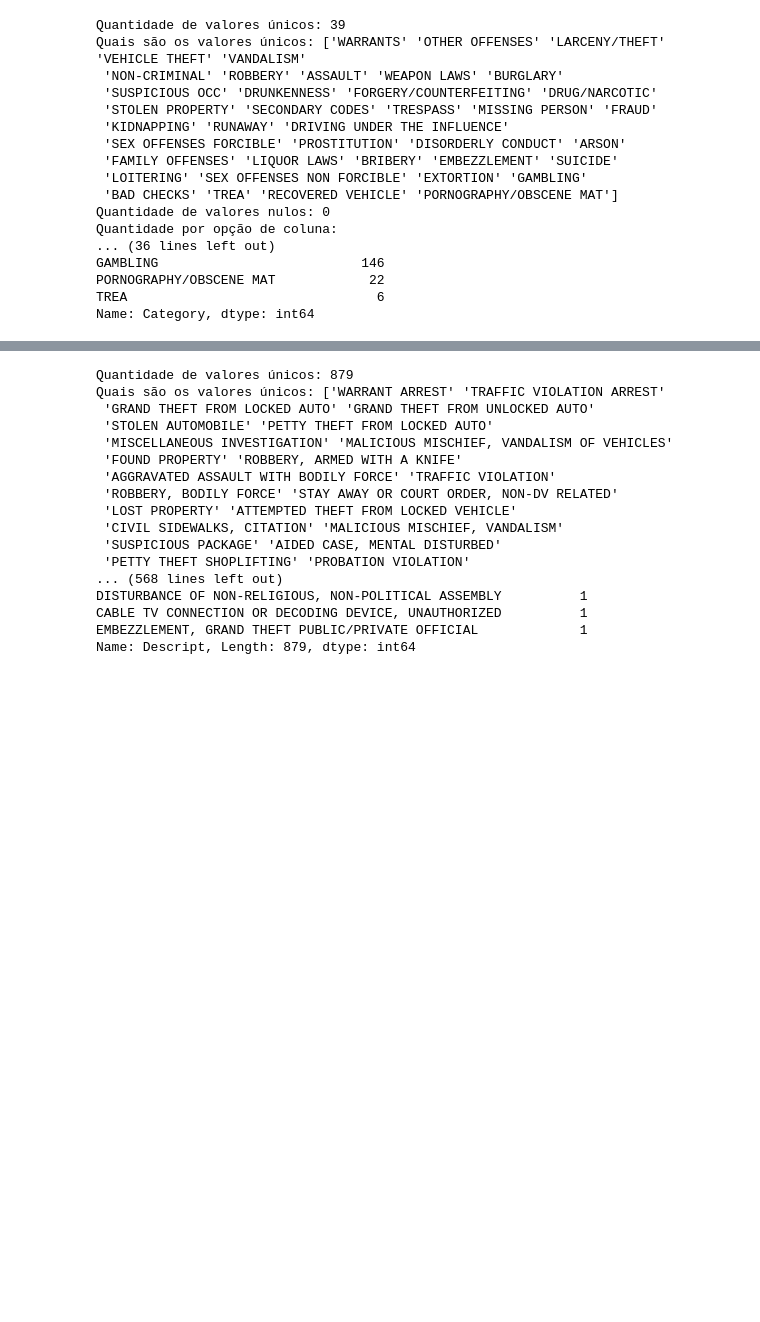
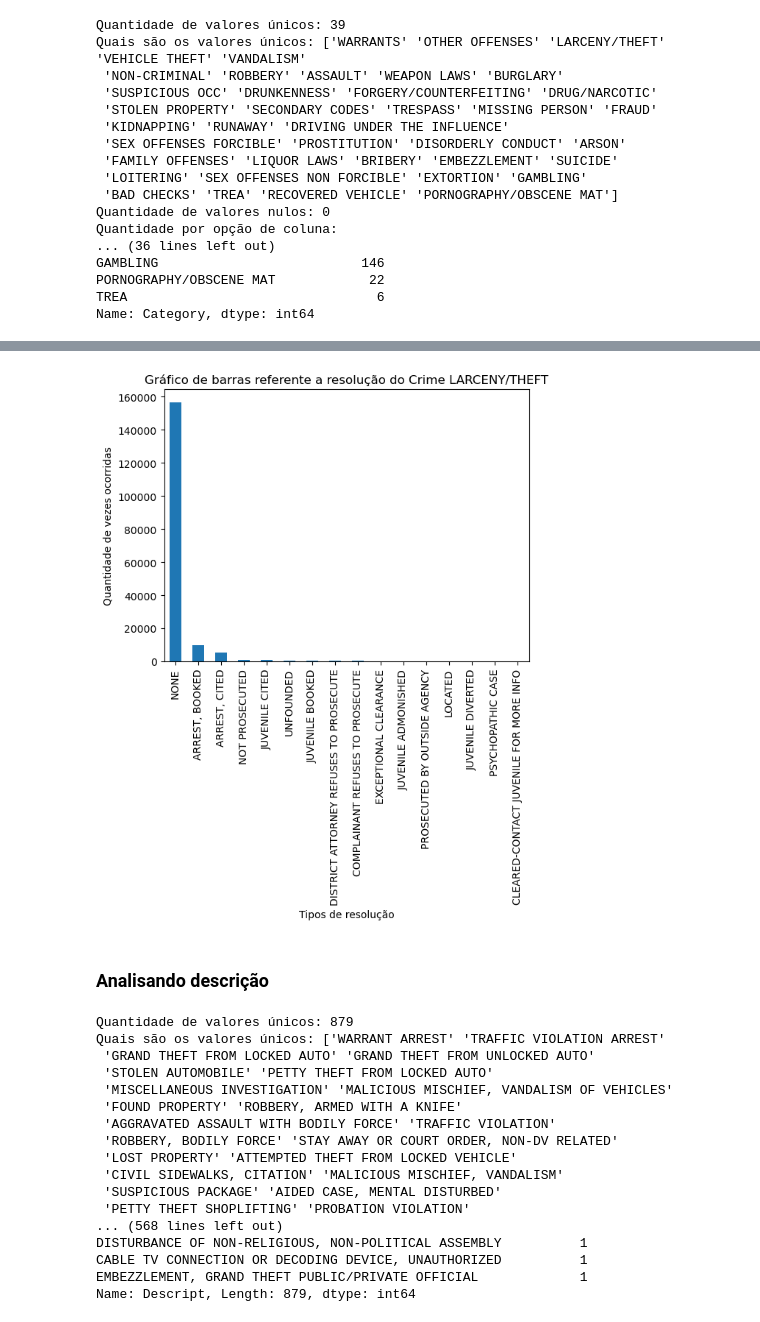
Before and after one commit to wendeljuliao/San-Francisco-Crime-Classification, a Jupyter notebook: SaoFrancisco-Wendel.ipynb, the cells around one changed output, grey strips where cells are left out. Cells and saved outputs as stored; diff of their text form; code cells hidden in the pictures; blank space fills up the shorter version.

Commit message:
analisando features com mais graficos

```diff
--- a/SaoFrancisco-Wendel.ipynb
+++ b/SaoFrancisco-Wendel.ipynb
@@ -93,3 +157,15 @@ Name: Category, dtype: int64
+# %%
+df_dados[df_dados['Category'] == 'LARCENY/THEFT']['Resolution'].value_counts().plot(kind='bar')
+
+plt.title("Gráfico de barras referente a resolução do Crime LARCENY/THEFT")
+plt.xlabel("Tipos de resolução")
+plt.ylabel("Quantidade de vezes ocorridas")
+
+plt.show()
+# %% [output]
+[figure, added]
+# %% [markdown]
+### Analisando descrição
 # %%
 show_report_feature(df_dados, 'Descript')
 # %% [output]
```
Also changed, not shown: parts of 15 cells of this notebook.
